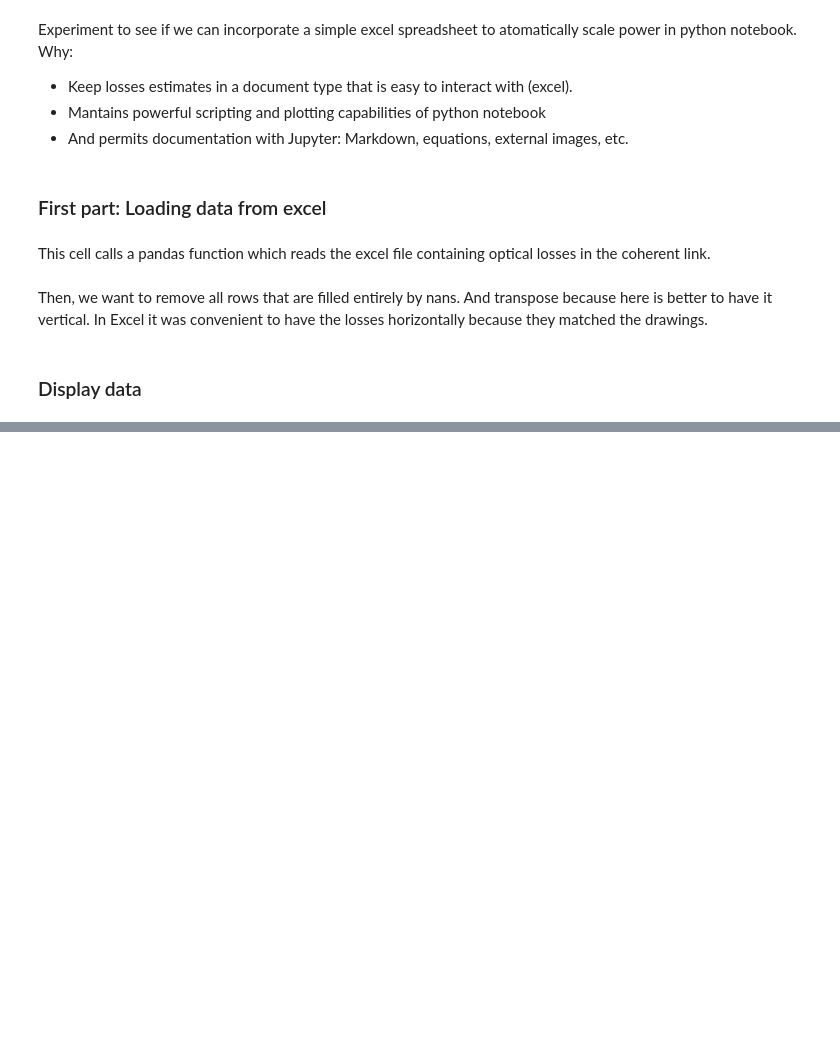
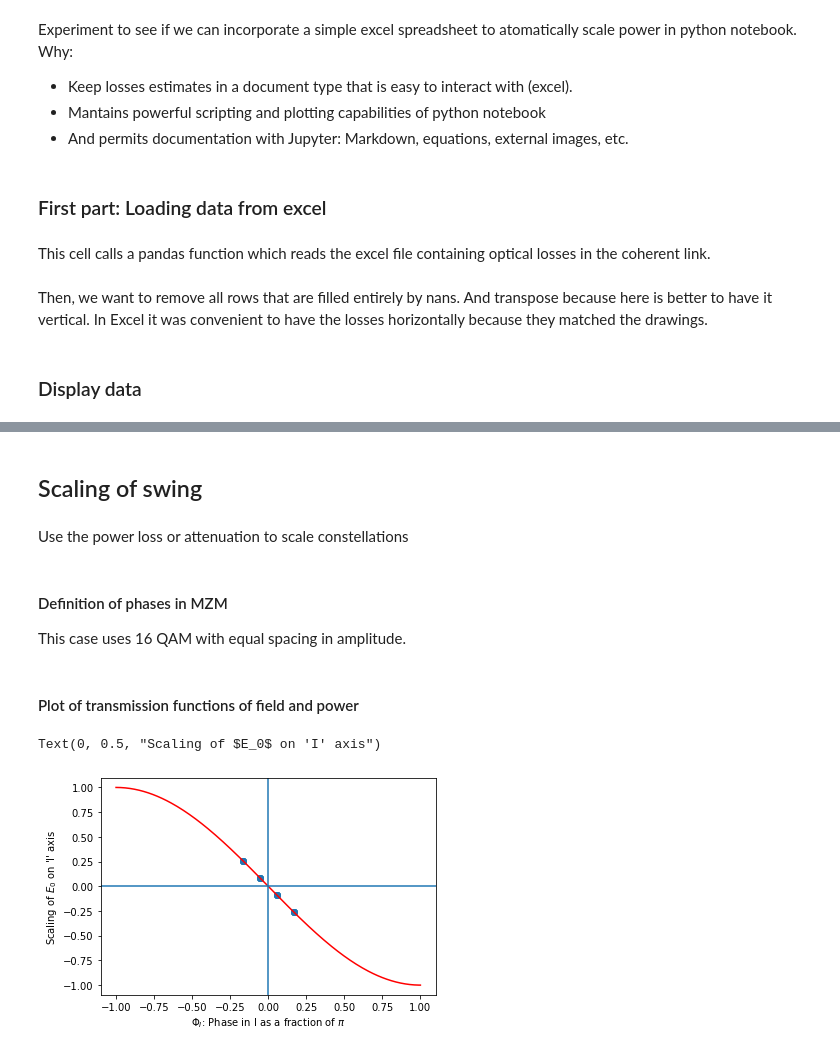
Before and after one commit to bebopsan/coherent_exercise, a Jupyter notebook: Coherent_losses.ipynb, the cells around one changed output, grey strips where cells are left out. Saved outputs shown, nothing was run; the diff lists cells and outputs as text; code cells hidden in the pictures; blank space fills up the shorter version.

Commit message:
Draft of scaling notebook

```diff
--- a/Coherent_losses.ipynb
+++ b/Coherent_losses.ipynb
@@ -82,0 +77,35 @@ Index(['S Pav (dBm)', 'LO Pav (dBm)', 'Penalty (dB)', 'S aggr Penalty (dB)',
+# %% [markdown]
+## Scaling of swing
+# %% [markdown]
+Use the power loss or attenuation to scale constellations
+# %% [markdown]
+#### Definition of phases in MZM
+This case uses 16 QAM with equal spacing in amplitude.
+# %%
+denom       = 3
+dPhi        = pi/3 # Differential phase modulation in one MZM
+delta_phi_I = np.array([1,-1, -1,1,1/denom,-1/denom,-1/denom,1/denom,1/denom,-1/denom,-1,-1,-1/denom,1/denom,1,1])*dPhi/2
+delta_phi_Q = np.array([1, 1,-1,-1,1/denom,1/denom,-1/denom,-1/denom,1,1,1/denom,-1/denom,-1,-1,-1/denom,1/denom])*dPhi/2
+# %% [markdown]
+#### Plot of transmission functions of field and power
+# %%
+%matplotlib inline
+#%matplotlib qt
+N  = 200;
+N2 = N/4;
+lineWidth = 1;
+
+x = np.linspace(0,2*pi,N)
+y = np.cos(x/2)
+f = plt.figure(1)
+ax = plt.gca();
+h = ax.plot(x/pi-1,y,'-r');
+#'LineWidth',lineWidth,'MarkerFaceColor','red','MarkerSize',15
+plt.axhline(0, 0, 1, label='horizontal line')
+plt.axvline(0, 0, 1, label='horizontal line')
+plt.scatter((delta_phi_I+pi)/pi-1,np.cos(delta_phi_I/2+pi/2))
+plt.xlabel("$\Phi_I$: Phase in I as a fraction of $\pi$")
+plt.ylabel("Scaling of $E_0$ on 'I' axis")
+# %% [output]
+Text(0, 0.5, "Scaling of $E_0$ on 'I' axis")
+[figure, added]
```
Also changed, not shown: parts of 17 cells of this notebook, 1 other file.
